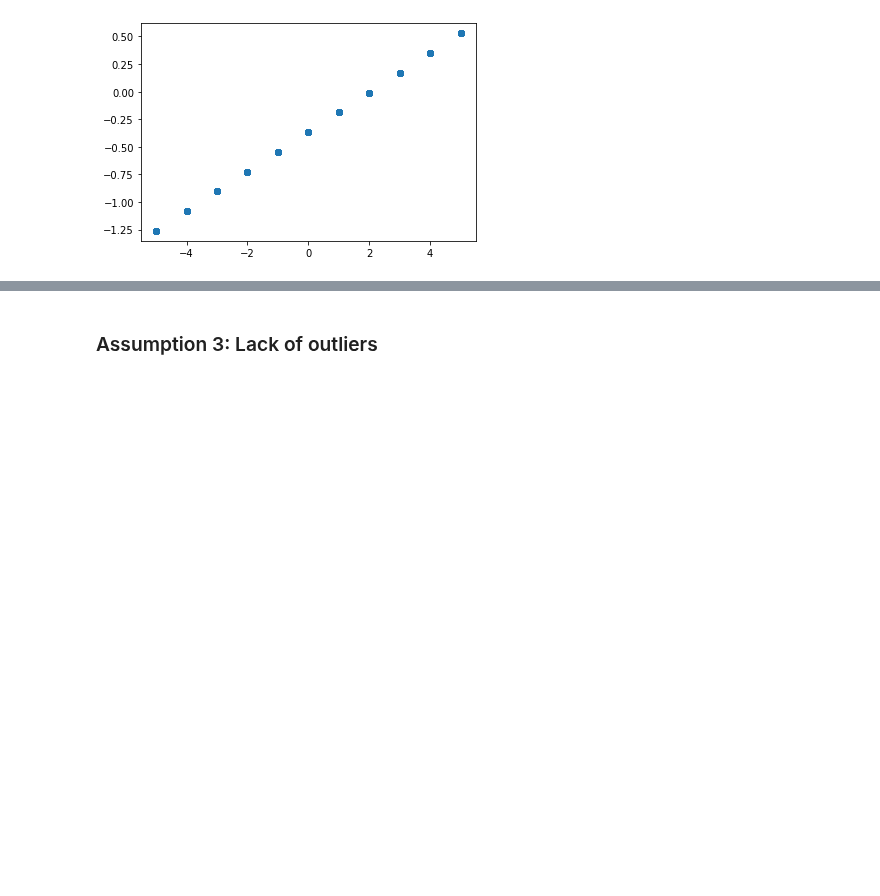
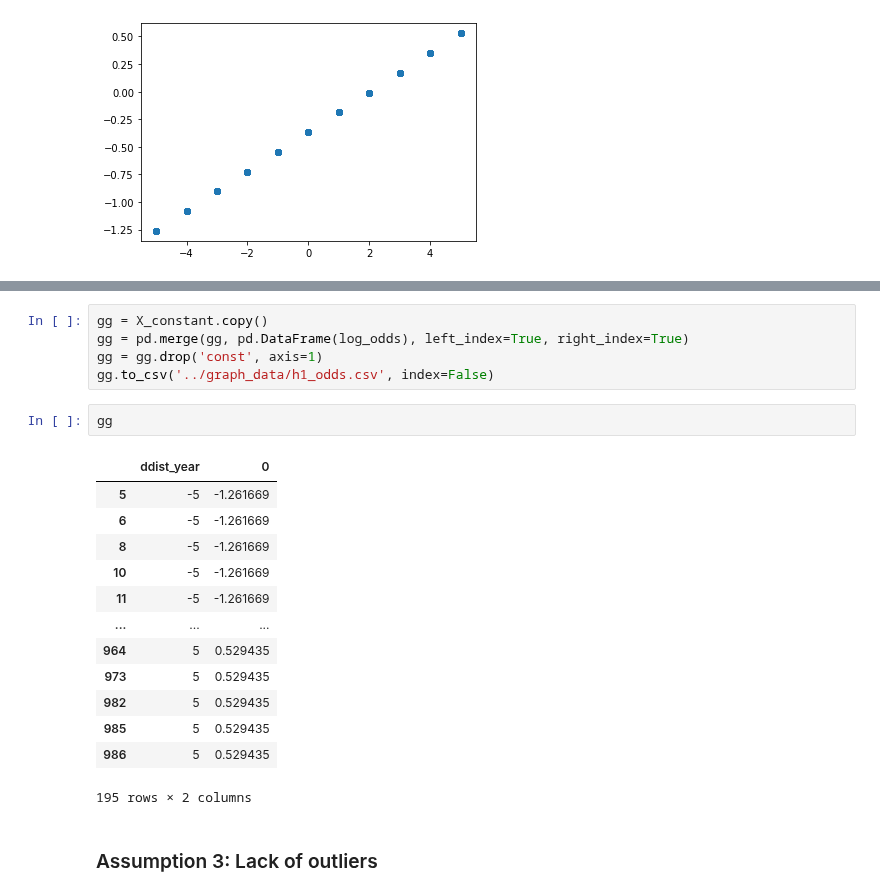
Before and after one commit to bang-a-coder/thesis-analysis, a Jupyter notebook: H1/h1c-model.ipynb, the cells around one changed output, grey strips where cells are left out. Cells and saved outputs as stored; diff of their text form; blank space fills up the shorter version.

```diff
--- a/H1/h1c-model.ipynb
+++ b/H1/h1c-model.ipynb
@@ -121,3 +137,24 @@ plt.show()
+# %%
+gg = X_constant.copy()
+gg = pd.merge(gg, pd.DataFrame(log_odds), left_index=True, right_index=True)
+gg = gg.drop('const', axis=1)
+gg.to_csv('../graph_data/h1_odds.csv', index=False)
+# %%
+gg
+# %% [output]
+|  | ddist_year | 0 |
+| 5 | -5 | -1.261669 |
+| 6 | -5 | -1.261669 |
+| 8 | -5 | -1.261669 |
+| 10 | -5 | -1.261669 |
+| 11 | -5 | -1.261669 |
+| ... | ... | ... |
+| 964 | 5 | 0.529435 |
+| 973 | 5 | 0.529435 |
+| 982 | 5 | 0.529435 |
+| 985 | 5 | 0.529435 |
+| 986 | 5 | 0.529435 |
+195 rows × 2 columns
 # %% [markdown]
 ### Assumption 3: Lack of outliers
 # %% [markdown]
```
Also changed, not shown: parts of 7 cells of this notebook, 2 other files.
